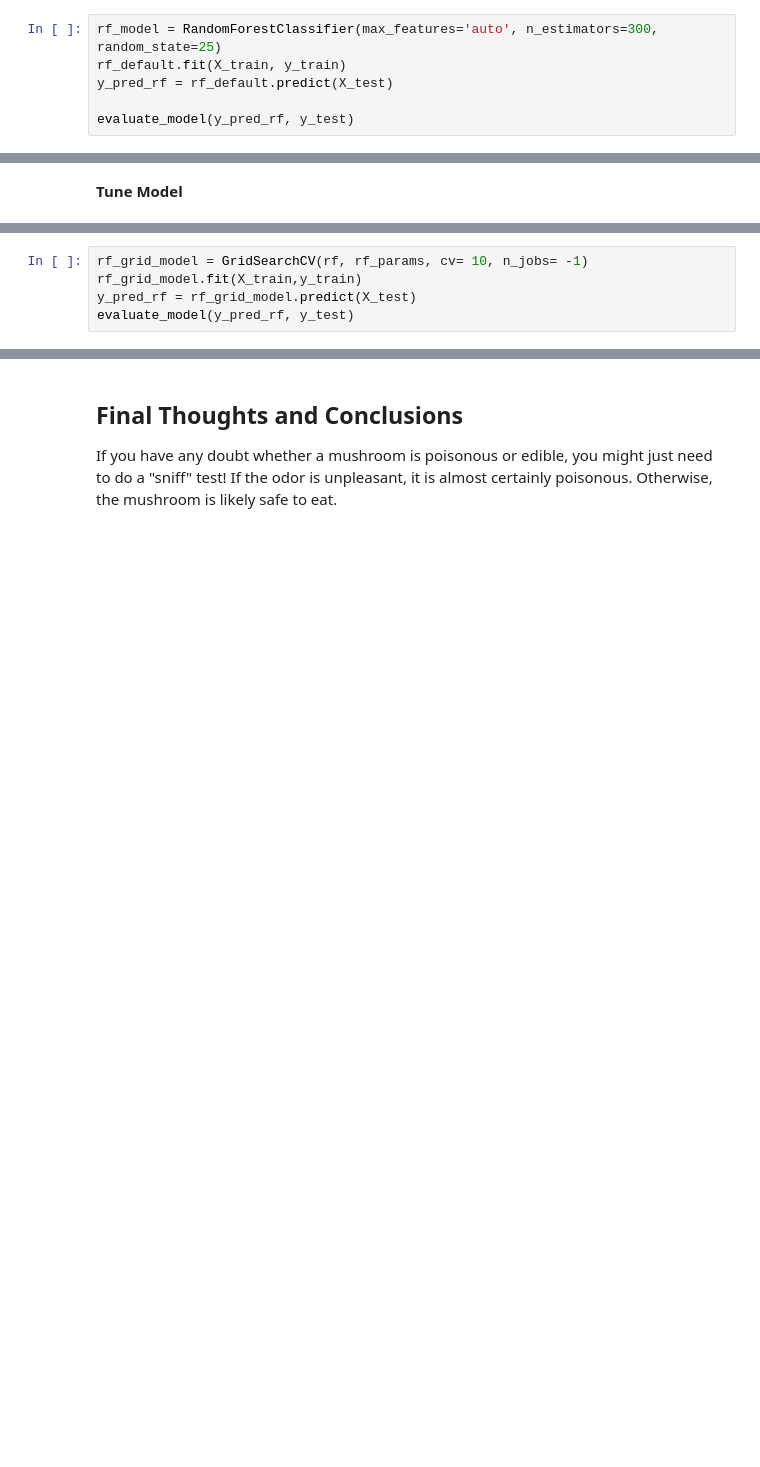
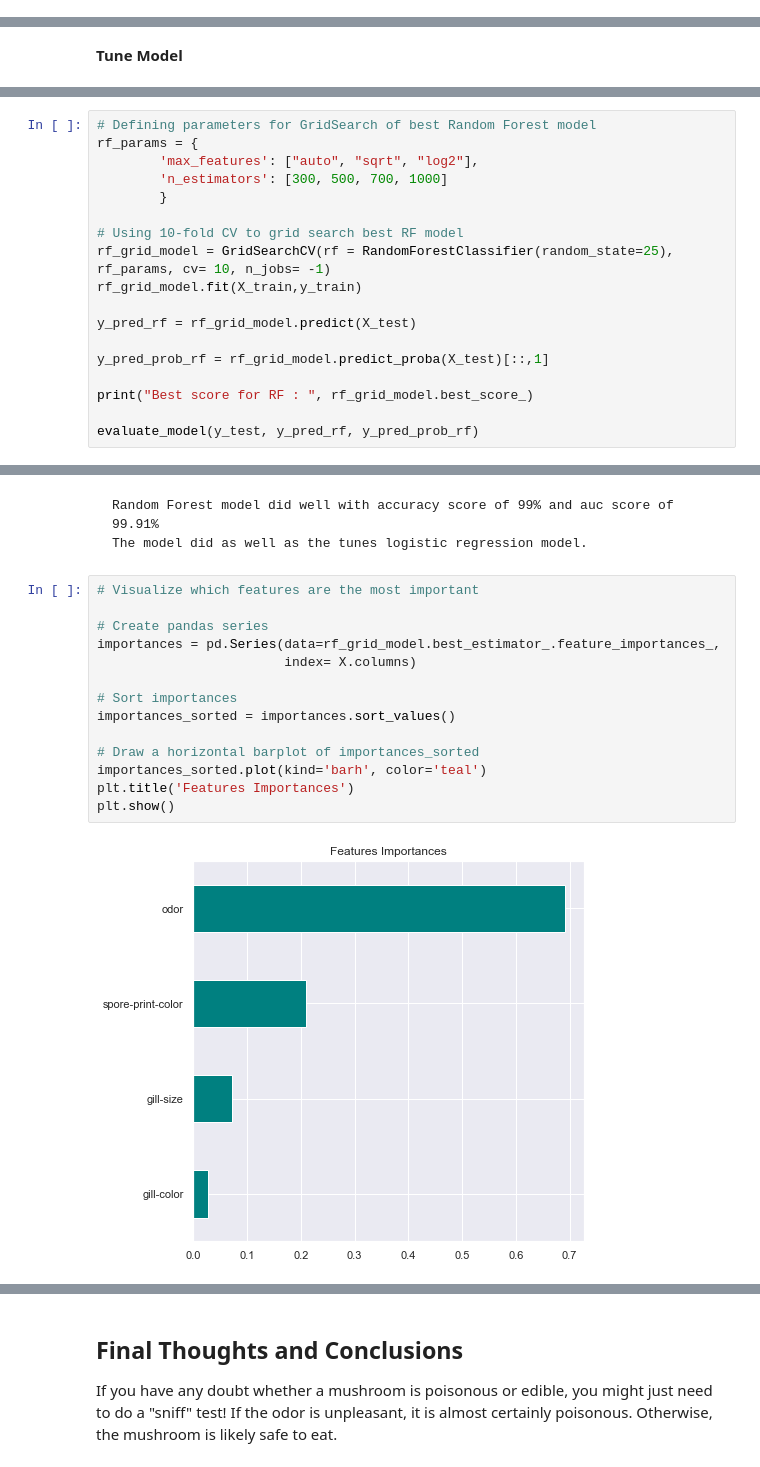
Before and after one commit to artolon/Final-Project, a Jupyter notebook: Part2_Mushroom-Models.ipynb, the cells around one changed output, grey strips where cells are left out. Saved outputs shown, nothing was run; the diff lists cells and outputs as text; blank space fills up the shorter version.

```diff
--- a/Part2_Mushroom-Models.ipynb
+++ b/Part2_Mushroom-Models.ipynb
@@ -665,6 +646,0 @@ Confusion Matrix:
-# %%
-rf_model = RandomForestClassifier(max_features='auto', n_estimators=300, random_state=25)
-rf_default.fit(X_train, y_train)
-y_pred_rf = rf_default.predict(X_test)
-
-evaluate_model(y_pred_rf, y_test)
@@ -692,6 +649,19 @@ rf_params = {
 # %%
-rf_grid_model = GridSearchCV(rf, rf_params, cv= 10, n_jobs= -1)
+# Defining parameters for GridSearch of best Random Forest model
+rf_params = {
+        'max_features': ["auto", "sqrt", "log2"],
+        'n_estimators': [300, 500, 700, 1000]
+        }
+
+# Using 10-fold CV to grid search best RF model
+rf_grid_model = GridSearchCV(rf = RandomForestClassifier(random_state=25), rf_params, cv= 10, n_jobs= -1)
 rf_grid_model.fit(X_train,y_train)
+
 y_pred_rf = rf_grid_model.predict(X_test)
-evaluate_model(y_pred_rf, y_test)
+
+y_pred_prob_rf = rf_grid_model.predict_proba(X_test)[::,1]
+
+print("Best score for RF : ", rf_grid_model.best_score_)
+
+evaluate_model(y_test, y_pred_rf, y_pred_prob_rf)
 # %% [output]
@@ -707,3 +683,22 @@ weighted avg       0.99      0.99      0.99      2438
 
 Confusion Matrix:
 [figure]
+# %% [markdown]
+    Random Forest model did well with accuracy score of 99% and auc score of 99.91%
+    The model did as well as the tunes logistic regression model.
+# %%
+# Visualize which features are the most important
+
+# Create pandas series
+importances = pd.Series(data=rf_grid_model.best_estimator_.feature_importances_,
+                        index= X.columns)
+
+# Sort importances
+importances_sorted = importances.sort_values()
+
+# Draw a horizontal barplot of importances_sorted
+importances_sorted.plot(kind='barh', color='teal')
+plt.title('Features Importances')
+plt.show()
+# %% [output]
+[figure, added]
```
Also changed, not shown: parts of 41 cells of this notebook.
